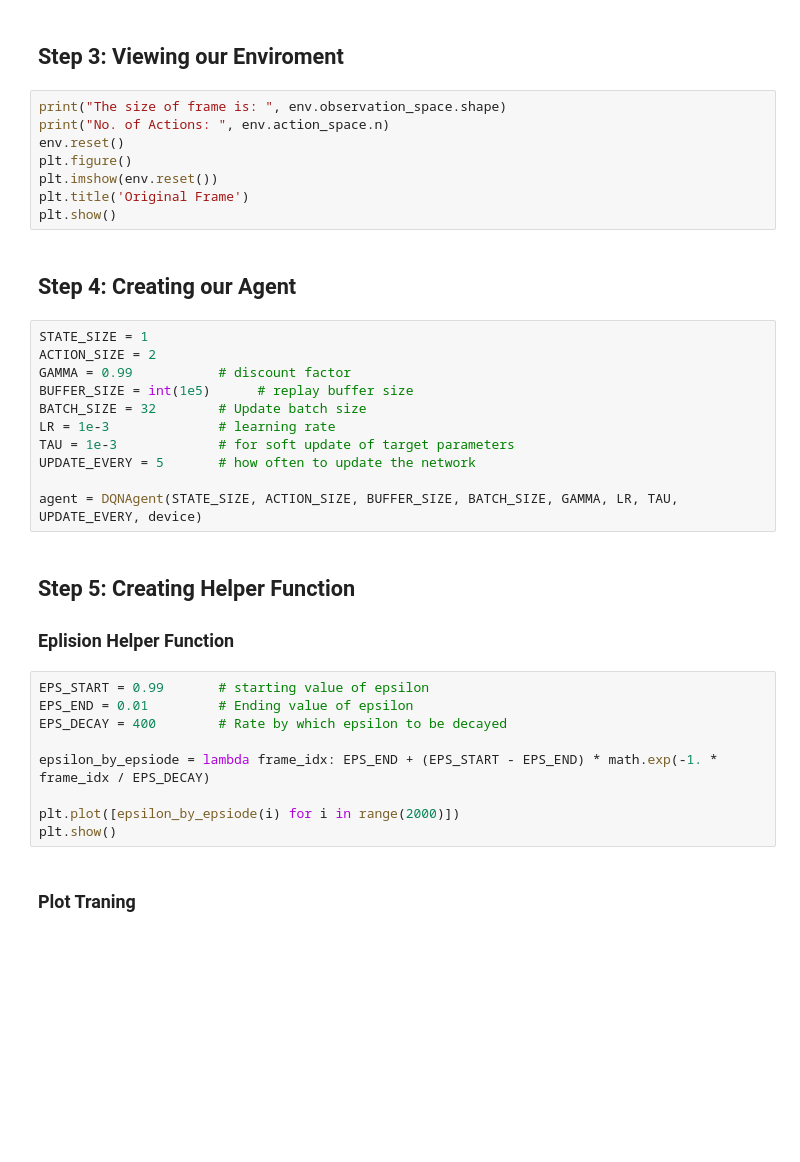
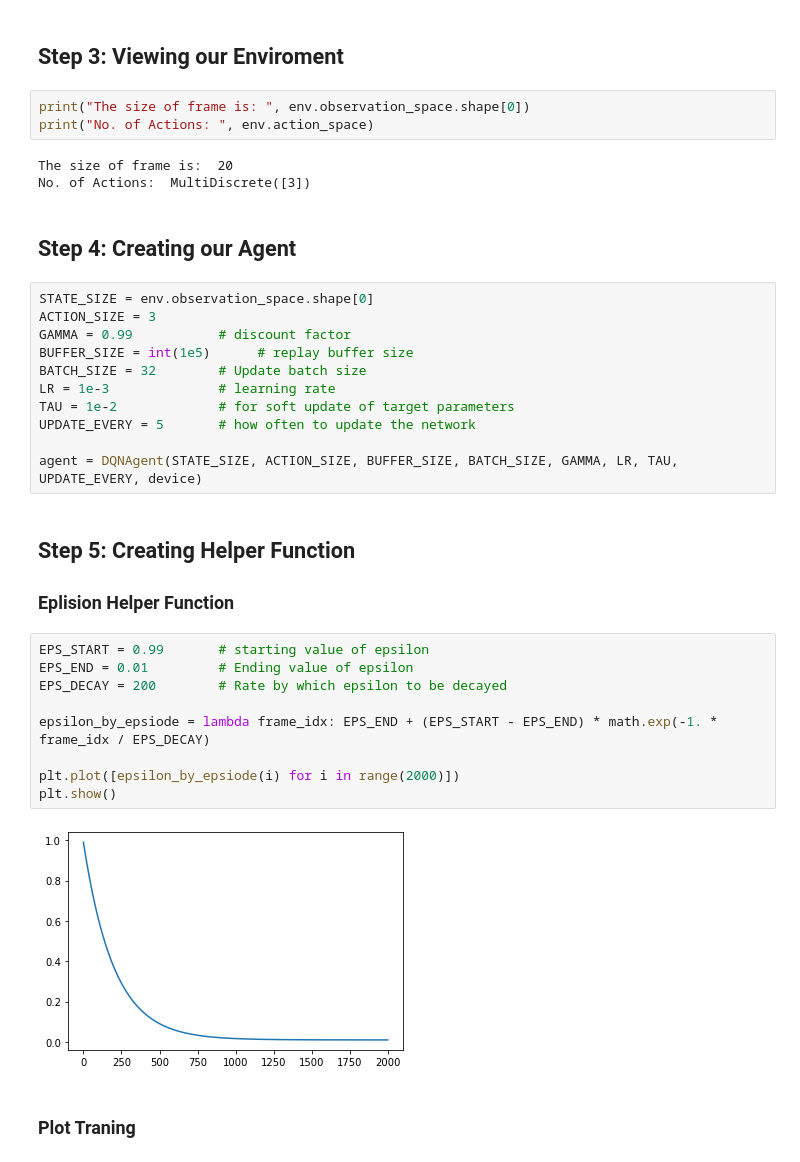
Before and after one commit to deepanshut041/MlAgents, a Jupyter notebook: basic/train.ipynb, the cells around one changed output. Cells and saved outputs as stored; diff of their text form; blank space fills up the shorter version.

```diff
--- a/basic/train.ipynb
+++ b/basic/train.ipynb
@@ -32,23 +38,21 @@ print("Device: ", device)
 # %% [markdown]
 ## Step 3: Viewing our Enviroment
 # %%
-print("The size of frame is: ", env.observation_space.shape)
-print("No. of Actions: ", env.action_space.n)
-env.reset()
-plt.figure()
-plt.imshow(env.reset())
-plt.title('Original Frame')
-plt.show()
+print("The size of frame is: ", env.observation_space.shape[0])
+print("No. of Actions: ", env.action_space)
+# %% [output]
+The size of frame is:  20
+No. of Actions:  MultiDiscrete([3])
 # %% [markdown]
 ## Step 4: Creating our Agent
 # %%
-STATE_SIZE = 1
-ACTION_SIZE = 2
+STATE_SIZE = env.observation_space.shape[0]
+ACTION_SIZE = 3
 GAMMA = 0.99           # discount factor
 BUFFER_SIZE = int(1e5)      # replay buffer size
 BATCH_SIZE = 32        # Update batch size
 LR = 1e-3              # learning rate
-TAU = 1e-3             # for soft update of target parameters
+TAU = 1e-2             # for soft update of target parameters
 UPDATE_EVERY = 5       # how often to update the network
 
 agent = DQNAgent(STATE_SIZE, ACTION_SIZE, BUFFER_SIZE, BATCH_SIZE, GAMMA, LR, TAU, UPDATE_EVERY, device)
@@ -59,12 +63,14 @@ agent = DQNAgent(STATE_SIZE, ACTION_SIZE, BUFFER_SIZE, BATCH_SIZE, GAMMA, LR, TA
 # %%
 EPS_START = 0.99       # starting value of epsilon
 EPS_END = 0.01         # Ending value of epsilon
-EPS_DECAY = 400        # Rate by which epsilon to be decayed
+EPS_DECAY = 200        # Rate by which epsilon to be decayed
 
 epsilon_by_epsiode = lambda frame_idx: EPS_END + (EPS_START - EPS_END) * math.exp(-1. * frame_idx / EPS_DECAY)
 
 plt.plot([epsilon_by_epsiode(i) for i in range(2000)])
 plt.show()
+# %% [output]
+[figure, added]
 # %% [markdown]
 ### Plot Traning
 # %%
```
Also changed, not shown: parts of 5 cells of this notebook, 4 other files.
